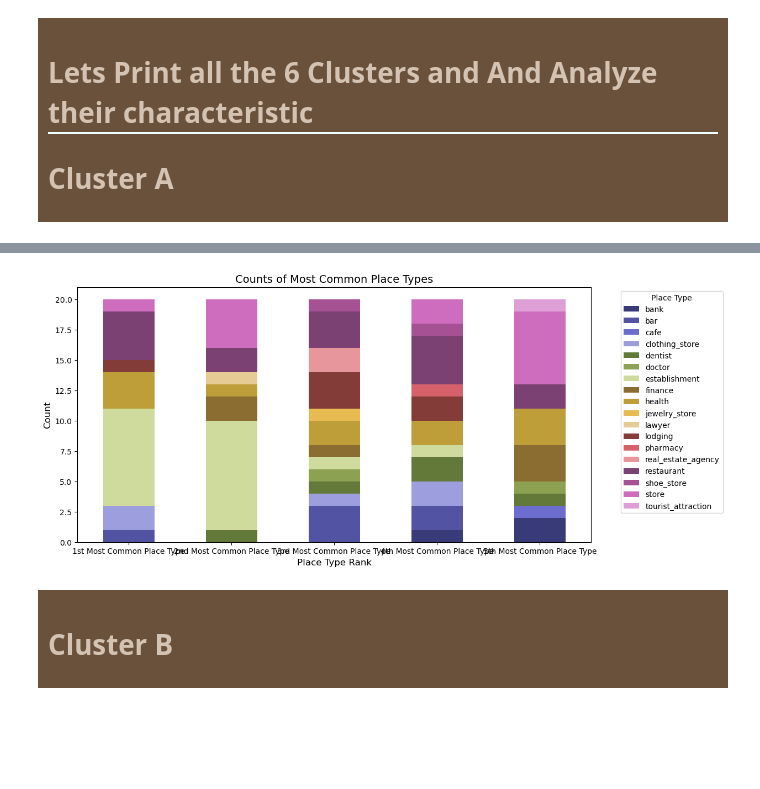
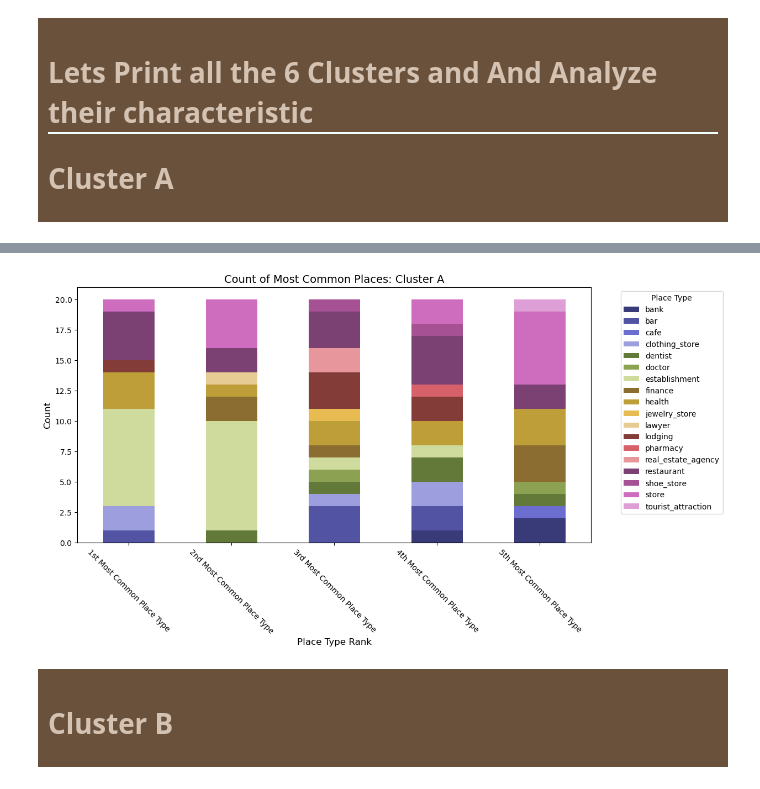
Before and after one commit to Dhruvi267/Market_segment, a Jupyter notebook: market-segmentationV3.ipynb, the cells around one changed output, grey strips where cells are left out. Saved outputs shown, nothing was run; the diff lists cells and outputs as text; code cells hidden in the pictures; blank space fills up the shorter version.

```diff
--- a/market-segmentationV3.ipynb
+++ b/market-segmentationV3.ipynb
@@ -1146,18 +1146,19 @@ ClusterA
 # %%
 # Count of most common Place Types
 Place_Type_columns = ['1st Most Common Place Type', '2nd Most Common Place Type', '3rd Most Common Place Type', '4th Most Common Place Type','5th Most Common Place Type']
 Place_Type_counts = ClusterA[Place_Type_columns].apply(pd.Series.value_counts).fillna(0)
 
 # Plot
 Place_Type_counts.T.plot(kind='bar', stacked=True, figsize=(12, 6), colormap='tab20b')
-plt.title('Counts of Most Common Place Types', fontsize=14)
+plt.title('Count of Most Common Places: Cluster A', fontsize=14)
 plt.ylabel('Count', fontsize=12)
 plt.xlabel('Place Type Rank', fontsize=12)
-plt.xticks(rotation=0)
+plt.xticks(rotation=-45)
 plt.legend(title='Place Type', bbox_to_anchor=(1.05, 1), loc='upper left')
+
 plt.show()
 # %% [output]
-[figure, old version]
+[figure, new version]
 # %% [markdown]
 <div style="background-color: #6a513b; padding: 10px;">
    <h1 style="color: #d4c2b2;">Cluster B </h1>
```
Also changed, not shown: parts of 11 cells of this notebook.
